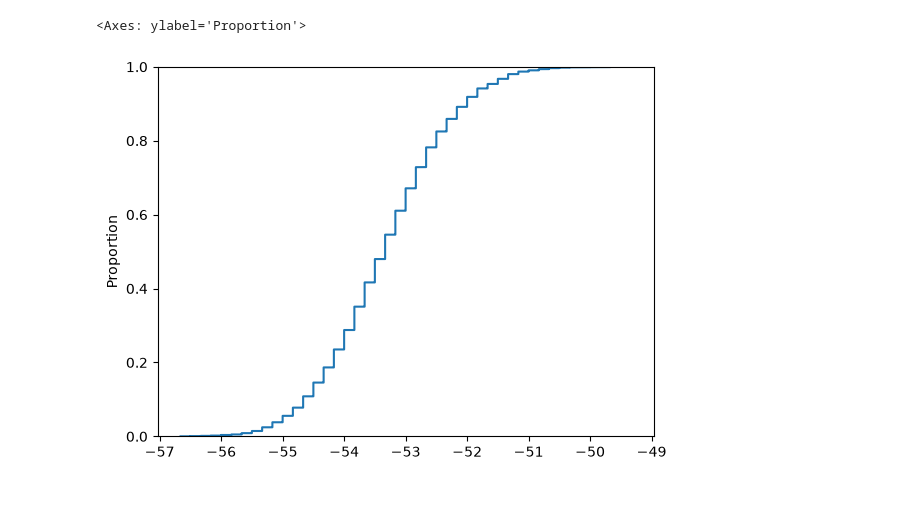
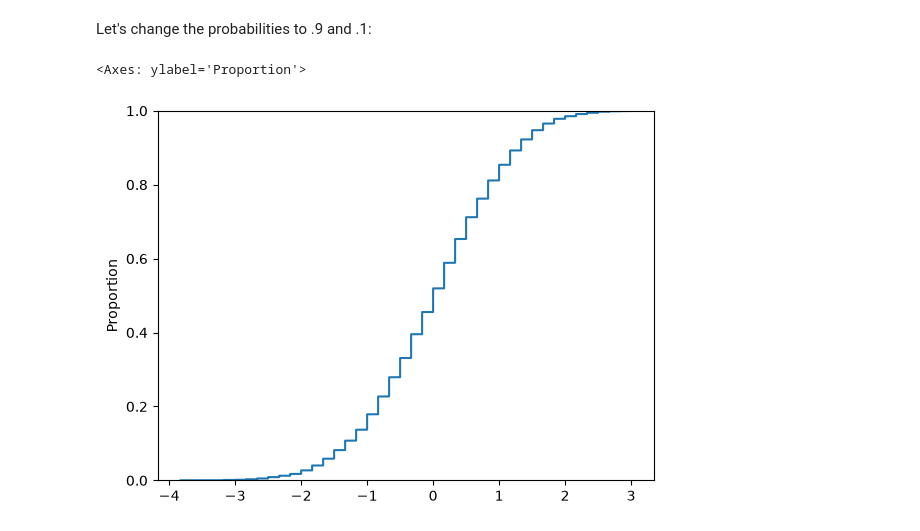
Before and after one commit to sjy3pb/uu_categorical_and_numeric, a Jupyter notebook: thursday_lab/cat_num_lab.ipynb, the cells around one changed output. Saved outputs shown, nothing was run; the diff lists cells and outputs as text; code cells hidden in the pictures; blank space fills up the shorter version.

```diff
--- a/thursday_lab/cat_num_lab.ipynb
+++ b/thursday_lab/cat_num_lab.ipynb
@@ -73,0 +77,13 @@ sns.ecdfplot(newQ3)
+# %%
+HT = [1, 0]
+n = 400
+b = 5000
+p = .5
+probabilities = [p, 1 - p]
+Q3 = rng.choice(HT, p=probabilities, size=(b, n))
+
+def q3alt(arr):
+    return (sum(arr) - (n * p))/(math.sqrt( n * p * (1-p) ))
+
+newQ3 = [q3alt(Q) for Q in Q3]
+sns.ecdfplot(newQ3)
@@ -74,15 +93,18 @@ sns.ecdfplot(newQ3)
+# %% [markdown]
+Let's change the probabilities to .9 and .1:
 # %%
 HT = [1, 0]
 n = 400
+b = 5000
 p = .9
-probabilities = [1- p, p]
-Q3 = rng.choice(HT, p=probabilities, size=(5000, n))
+probabilities = [p, 1 - p]
+Q3 = rng.choice(HT, p=probabilities, size=(b, n))
 
 def q3alt(arr):
     return (sum(arr) - (n * p))/(math.sqrt( n * p * (1-p) ))
 
 newQ3 = [q3alt(Q) for Q in Q3]
 sns.ecdfplot(newQ3)
 # %% [output]
 <Axes: ylabel='Proportion'>
-[figure, old version]
+[figure, new version]
```
Also changed, not shown: parts of 32 cells of this notebook.
